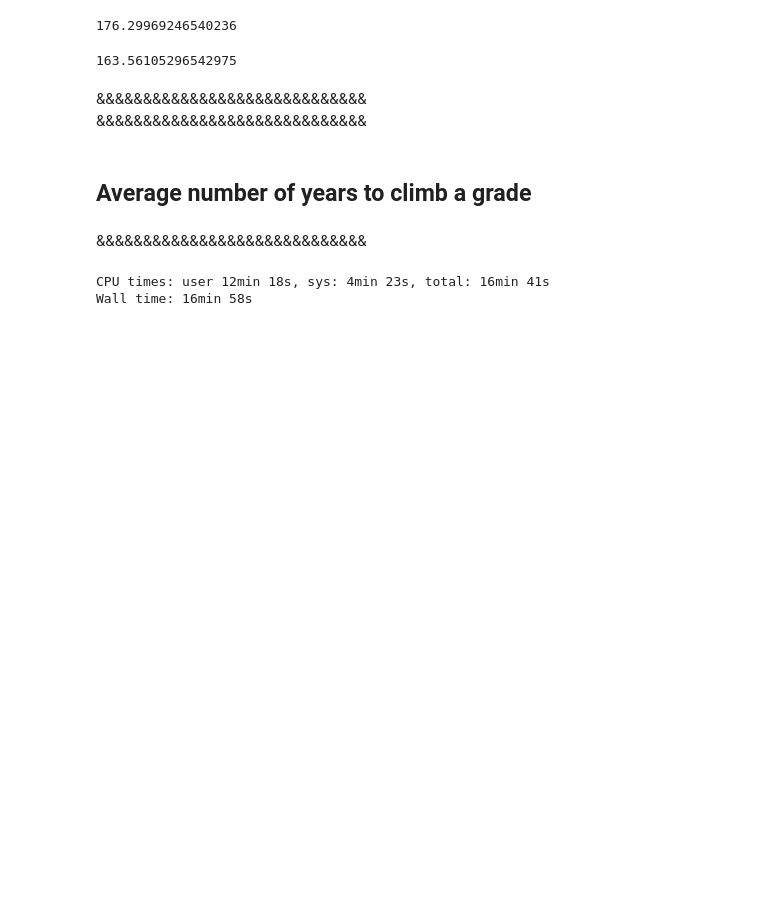
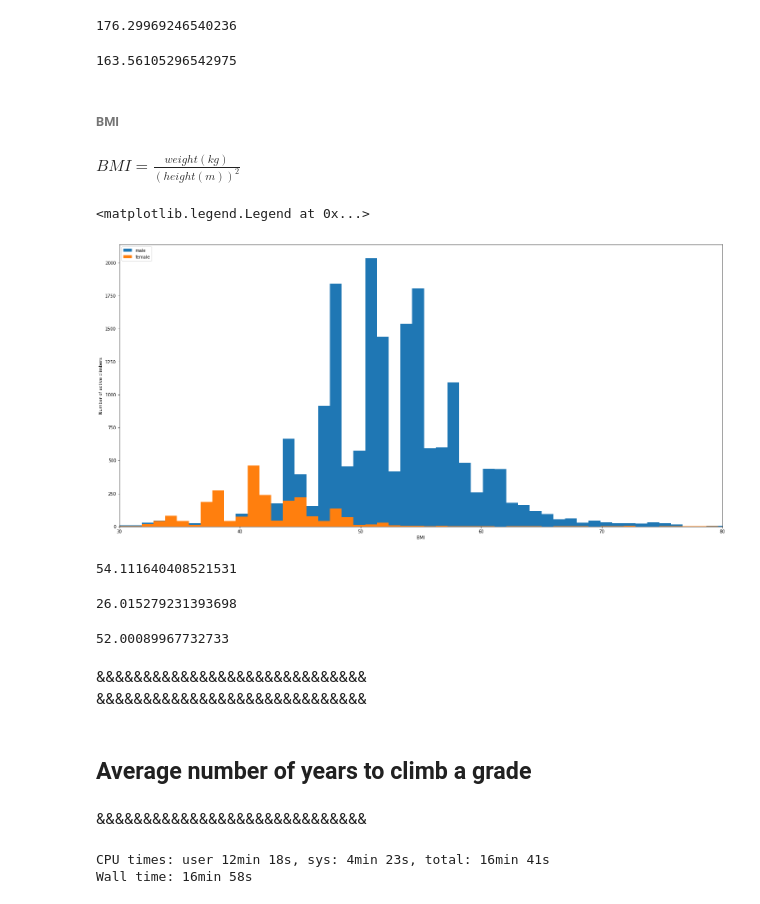
Before and after one commit to victor-mouquin/8a.nu, a Jupyter notebook: 8a.nu_climbing.ipynb, the cells around one changed output. Saved outputs shown, nothing was run; the diff lists cells and outputs as text; code cells hidden in the pictures; blank space fills up the shorter version.

```diff
--- a/8a.nu_climbing.ipynb
+++ b/8a.nu_climbing.ipynb
@@ -329,6 +329,40 @@ height_male_nonan.mean()
 height_female_nonan.mean()
 # %% [output]
 163.56105296542975
+# %% [markdown]
+###### BMI
+# %% [markdown]
+$BMI = \frac{weight(kg)}{(height(m))^2}$
+# %%
+BMI = weight/np.sqrt(0.01*height)
+BMI_male = BMI[(gender == 0)]
+BMI_female = BMI[(gender == 1)]
+# %%
+BMI_male_nonan = BMI_male[[np.isfinite(h) for h in BMI_male.values]]
+BMI_female_nonan = BMI_female[[np.isfinite(h) for h in BMI_female.values]]
+# %%
+plt.rcParams['figure.figsize'] = [25, 12]
+plt.hist(BMI_male_nonan.astype('float64'), bins = 1000)
+plt.hist(BMI_female_nonan.astype('float64'), bins = 1000)
+plt.xlim(xmin = 30, xmax = 80)
+plt.xlabel('BMI')
+plt.ylabel('Number of active climbers')
+plt.legend(['male', 'female'], loc = 2)
+# %% [output]
+<matplotlib.legend.Legend at 0x...>
+[figure, added]
+# %%
+BMI_male_nonan.mean()
+# %% [output]
+54.111640408521531
+# %%
+BMI_male_nonan.std()
+# %% [output]
+26.015279231393698
+# %%
+BMI_male_nonan.median()
+# %% [output]
+52.00089967732733
 # %% [markdown]
 &&&&&&&&&&&&&&&&&&&&&&&&&&&&&
 <br>
```
Also changed, not shown: parts of 15 cells of this notebook.
